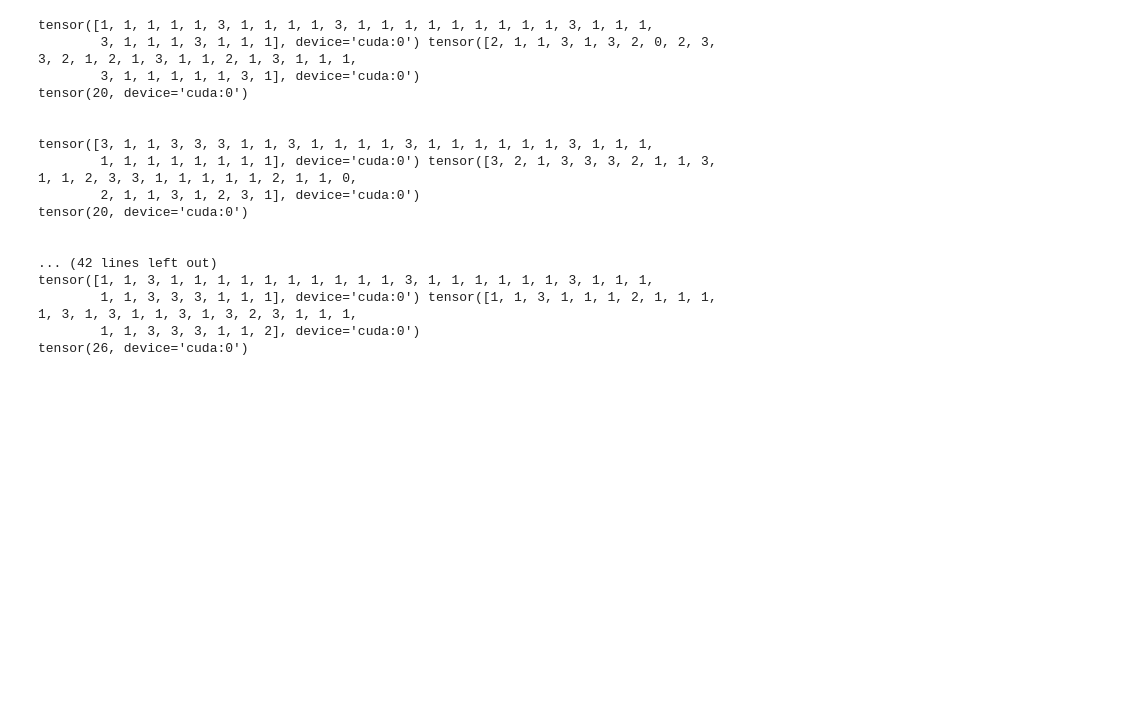
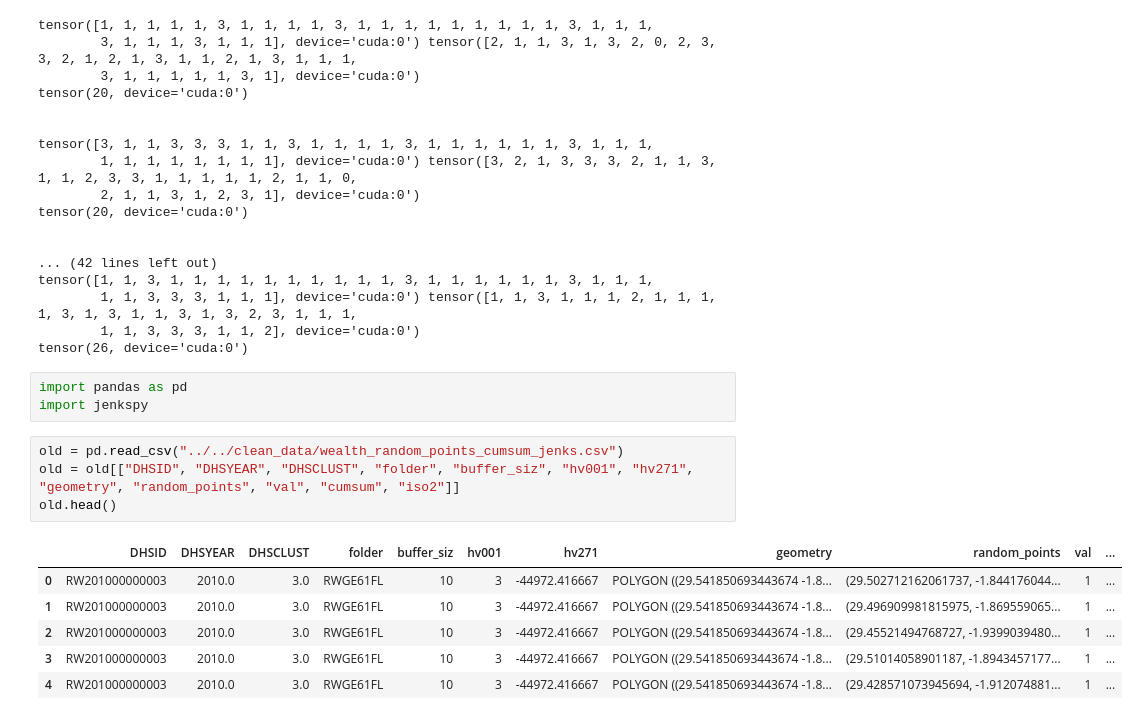
Before and after one commit to heatherbaier/geoda-og, a Jupyter notebook: pooling/Untitled.ipynb, the cells around one changed output. Cells and saved outputs as stored; diff of their text form; blank space fills up the shorter version.

```diff
--- a/pooling/Untitled.ipynb
+++ b/pooling/Untitled.ipynb
@@ -127,3 +129,17 @@ tensor([1, 1, 3, 1, 1, 1, 1, 1, 1, 1, 1, 1, 1, 3, 1, 1, 1, 1, 1, 1, 3, 1, 1, 1,
         1, 1, 3, 3, 3, 1, 1, 1], device='cuda:0') tensor([1, 1, 3, 1, 1, 1, 2, 1, 1, 1, 1, 3, 1, 3, 1, 1, 3, 1, 3, 2, 3, 1, 1, 1,
         1, 1, 3, 3, 3, 1, 1, 2], device='cuda:0')
 tensor(26, device='cuda:0')
+# %%
+import pandas as pd
+import jenkspy
+# %%
+old = pd.read_csv("../../clean_data/wealth_random_points_cumsum_jenks.csv")
+old = old[["DHSID", "DHSYEAR", "DHSCLUST", "folder", "buffer_siz", "hv001", "hv271", "geometry", "random_points", "val", "cumsum", "iso2"]]
+old.head()
+# %% [output]
+|  | DHSID | DHSYEAR | DHSCLUST | folder | buffer_siz | hv001 | hv271 | geometry | random_points | val | ... |
+| 0 | RW201000000003 | 2010.0 | 3.0 | RWGE61FL | 10 | 3 | -44972.416667 | POLYGON ((29.541850693443674 -1.8... | (29.502712162061737, -1.844176044... | 1 | ... |
+| 1 | RW201000000003 | 2010.0 | 3.0 | RWGE61FL | 10 | 3 | -44972.416667 | POLYGON ((29.541850693443674 -1.8... | (29.496909981815975, -1.869559065... | 1 | ... |
+| 2 | RW201000000003 | 2010.0 | 3.0 | RWGE61FL | 10 | 3 | -44972.416667 | POLYGON ((29.541850693443674 -1.8... | (29.45521494768727, -1.9399039480... | 1 | ... |
+| 3 | RW201000000003 | 2010.0 | 3.0 | RWGE61FL | 10 | 3 | -44972.416667 | POLYGON ((29.541850693443674 -1.8... | (29.51014058901187, -1.8943457177... | 1 | ... |
+| 4 | RW201000000003 | 2010.0 | 3.0 | RWGE61FL | 10 | 3 | -44972.416667 | POLYGON ((29.541850693443674 -1.8... | (29.428571073945694, -1.912074881... | 1 | ... |
```
Also changed, not shown: parts of 13 cells of this notebook, 25 other files.
